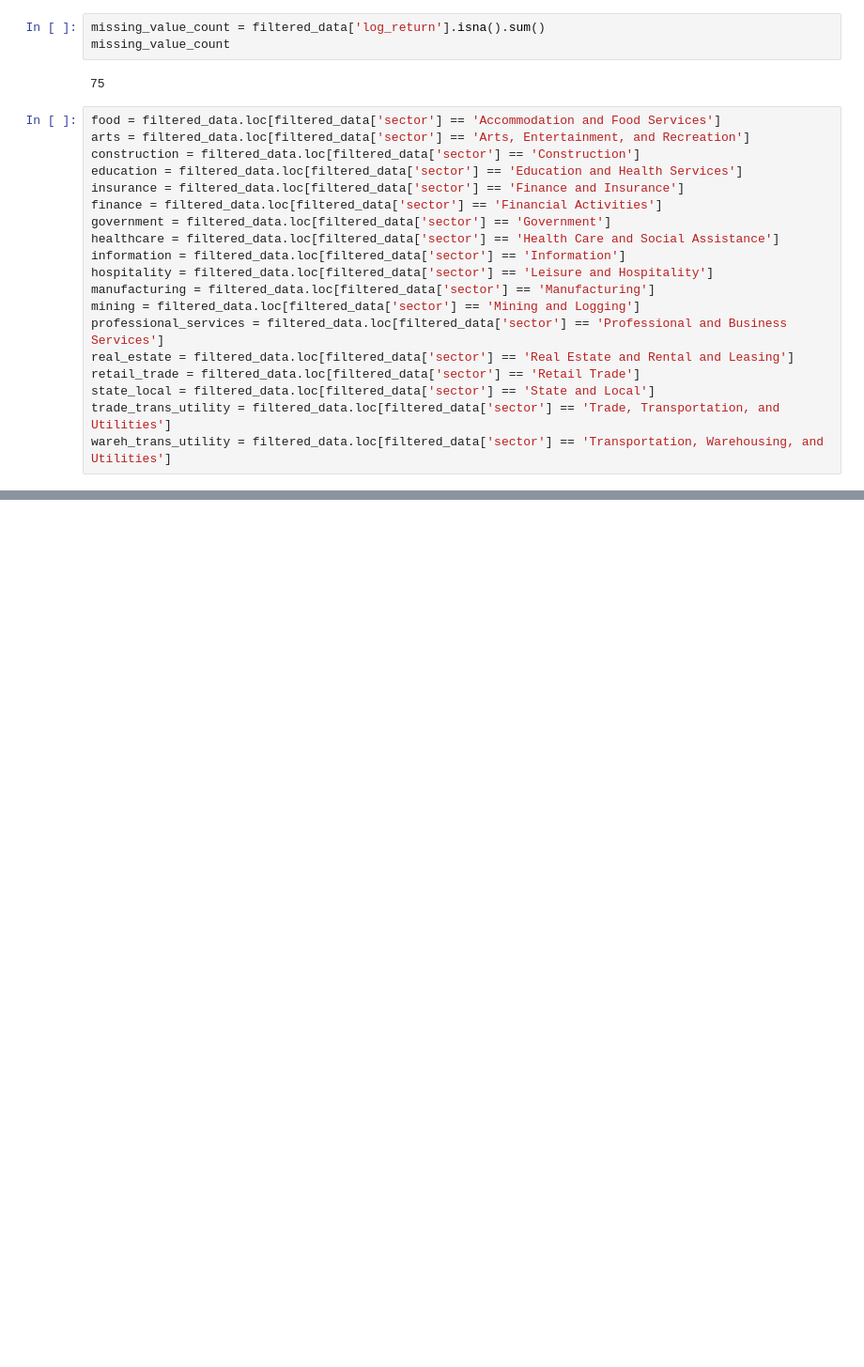
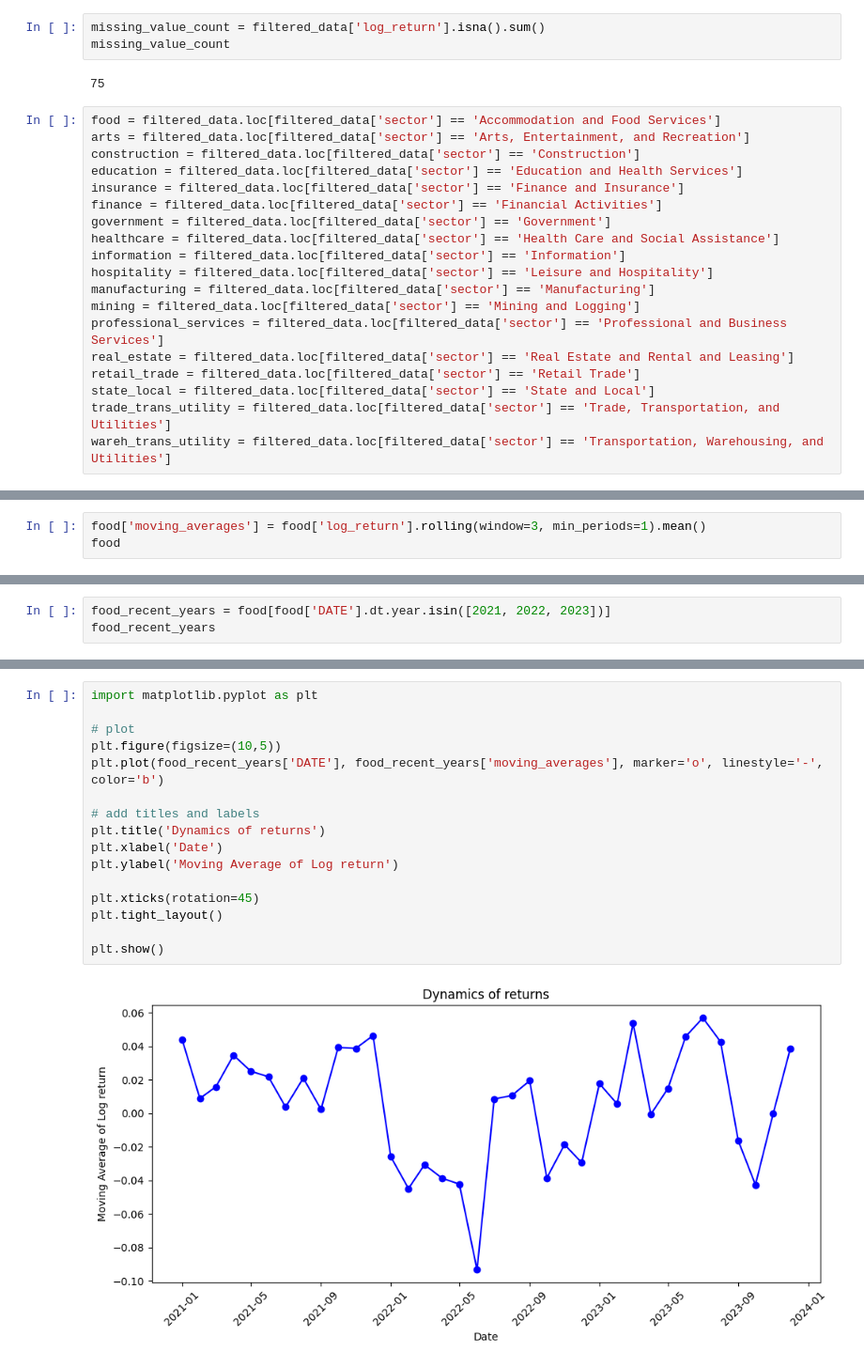
Before and after one commit to nogibjj/ML-Assignment5, a Jupyter notebook: UDS_causal.ipynb, the cells around one changed output, grey strips where cells are left out. Shown at 94% size. Saved outputs shown, nothing was run; the diff lists cells and outputs as text; blank space fills up the shorter version.

Commit message:
food

```diff
--- a/UDS_causal.ipynb
+++ b/UDS_causal.ipynb
@@ -91,0 +97,3 @@ wareh_trans_utility = filtered_data.loc[filtered_data['sector'] == 'Transportati
+# %%
+food['moving_averages'] = food['log_return'].rolling(window=3, min_periods=1).mean()
+food
@@ -91,0 +119,3 @@ wareh_trans_utility = filtered_data.loc[filtered_data['sector'] == 'Transportati
+# %%
+food_recent_years = food[food['DATE'].dt.year.isin([2021, 2022, 2023])]
+food_recent_years
@@ -91,0 +140,18 @@ wareh_trans_utility = filtered_data.loc[filtered_data['sector'] == 'Transportati
+# %%
+import matplotlib.pyplot as plt
+
+# plot
+plt.figure(figsize=(10,5))
+plt.plot(food_recent_years['DATE'], food_recent_years['moving_averages'], marker='o', linestyle='-', color='b')
+
+# add titles and labels
+plt.title('Dynamics of returns')
+plt.xlabel('Date')
+plt.ylabel('Moving Average of Log return')
+
+plt.xticks(rotation=45)
+plt.tight_layout()
+
+plt.show()
+# %% [output]
+[figure, added]
```
Also changed, not shown: parts of 4 cells of this notebook.
